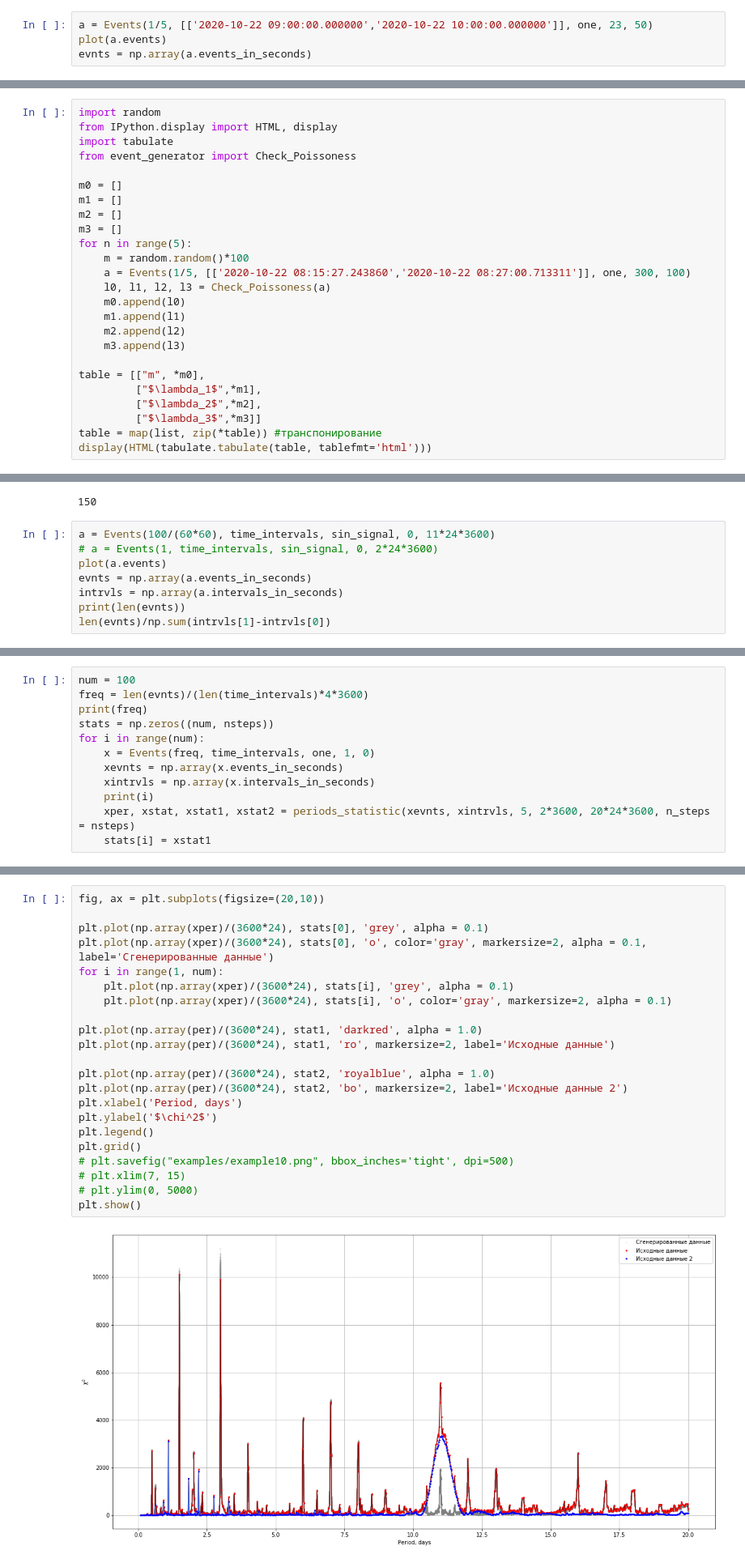
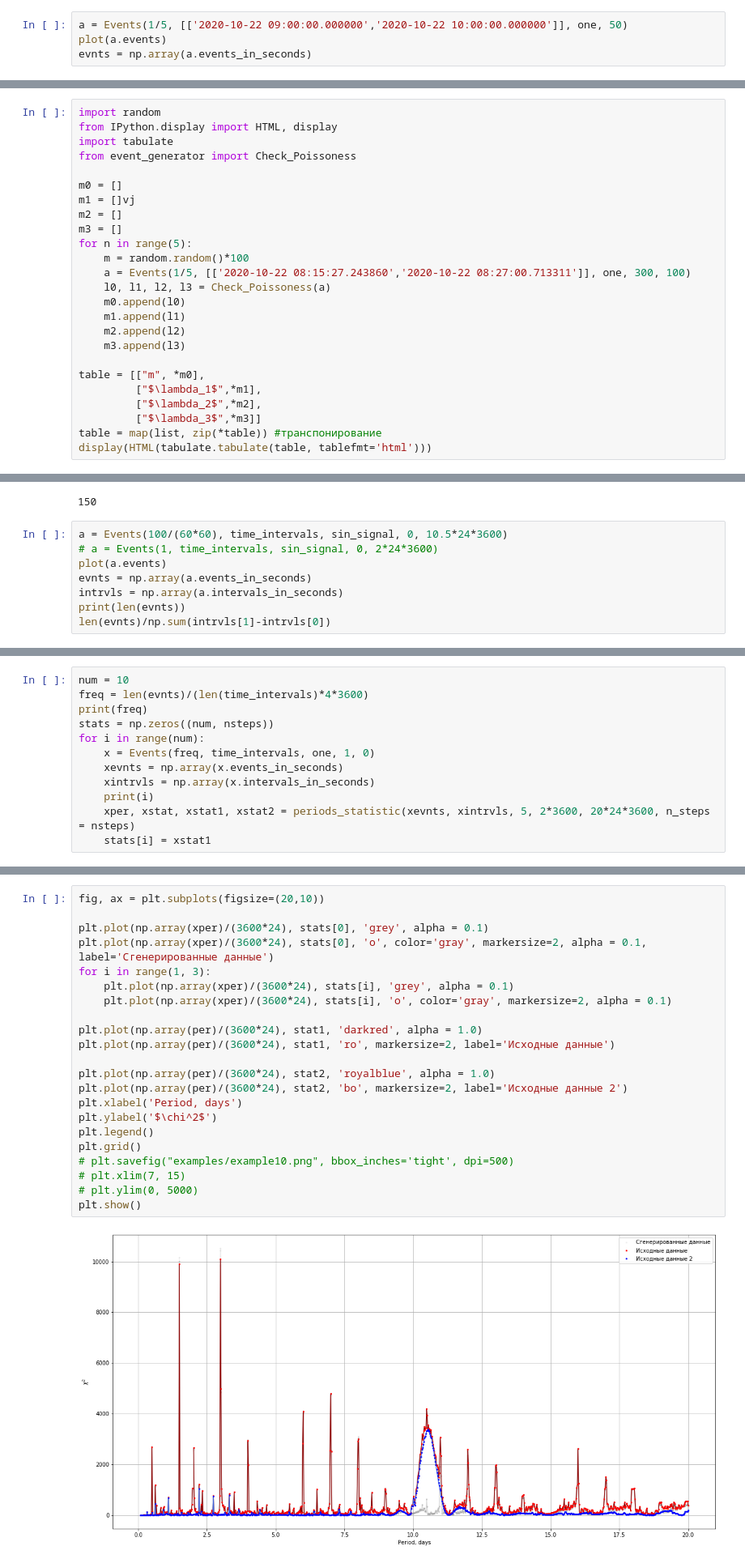
Before and after one commit to maksatsat/xraybursters, a Jupyter notebook: events.ipynb, the cells around one changed output, grey strips where cells are left out. Shown at 81% size. Saved outputs shown, nothing was run; the diff lists cells and outputs as text.

```diff
--- a/events.ipynb
+++ b/events.ipynb
@@ -26,7 +27,7 @@ def one(t, *args):
 # %% [markdown]
 # Генератор событий
 # %%
-a = Events(1/5, [['2020-10-22 09:00:00.000000','2020-10-22 10:00:00.000000']], one, 23, 50)
+a = Events(1/5, [['2020-10-22 09:00:00.000000','2020-10-22 10:00:00.000000']], one, 50)
 plot(a.events)
 evnts = np.array(a.events_in_seconds)
 # %% [output]
@@ -46,7 +47,7 @@ import tabulate
 from event_generator import Check_Poissoness
 
 m0 = []
-m1 = []
+m1 = []vj
 m2 = []
 m3 = []
 for n in range(5):
@@ -444,7 +445,7 @@ print(len(time_intervals))
 # %% [output]
 150
 # %%
-a = Events(100/(60*60), time_intervals, sin_signal, 0, 11*24*3600)
+a = Events(100/(60*60), time_intervals, sin_signal, 0, 10.5*24*3600)
 # a = Events(1, time_intervals, sin_signal, 0, 2*24*3600)
 plot(a.events)
 evnts = np.array(a.events_in_seconds)
@@ -553,7 +554,7 @@ plt.show()
 # %% [output]
 [figure]
 # %%
-num = 100
+num = 10
 freq = len(evnts)/(len(time_intervals)*4*3600)
 print(freq)
 stats = np.zeros((num, nsteps))
@@ -587,27 +577,27 @@ Completed for 0.042038766543070476 minutes
 # %%
 fig, ax = plt.subplots(figsize=(20,10))
 
 plt.plot(np.array(xper)/(3600*24), stats[0], 'grey', alpha = 0.1)
 plt.plot(np.array(xper)/(3600*24), stats[0], 'o', color='gray', markersize=2, alpha = 0.1, label='Сгенерированные данные')
-for i in range(1, num):
+for i in range(1, 3):
     plt.plot(np.array(xper)/(3600*24), stats[i], 'grey', alpha = 0.1)
     plt.plot(np.array(xper)/(3600*24), stats[i], 'o', color='gray', markersize=2, alpha = 0.1)
 
 plt.plot(np.array(per)/(3600*24), stat1, 'darkred', alpha = 1.0)
 plt.plot(np.array(per)/(3600*24), stat1, 'ro', markersize=2, label='Исходные данные')
 
 plt.plot(np.array(per)/(3600*24), stat2, 'royalblue', alpha = 1.0)
 plt.plot(np.array(per)/(3600*24), stat2, 'bo', markersize=2, label='Исходные данные 2')
 plt.xlabel('Period, days')
 plt.ylabel('$\chi^2$')
 plt.legend()
 plt.grid()
 # plt.savefig("examples/example10.png", bbox_inches='tight', dpi=500)
 # plt.xlim(7, 15)
 # plt.ylim(0, 5000)
 plt.show()
 # %% [output]
-[figure, old version]
+[figure, new version]
 # %%
 fig, ax = plt.subplots(figsize=(20,10))
 
```
Also changed, not shown: parts of 14 cells of this notebook, 5 other files.
